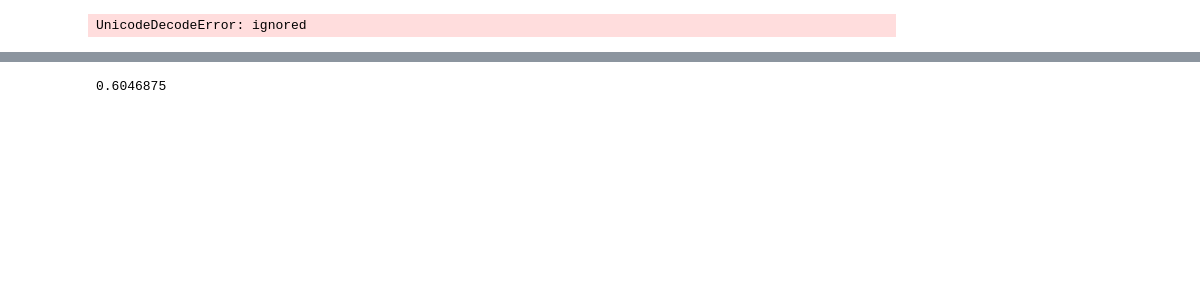
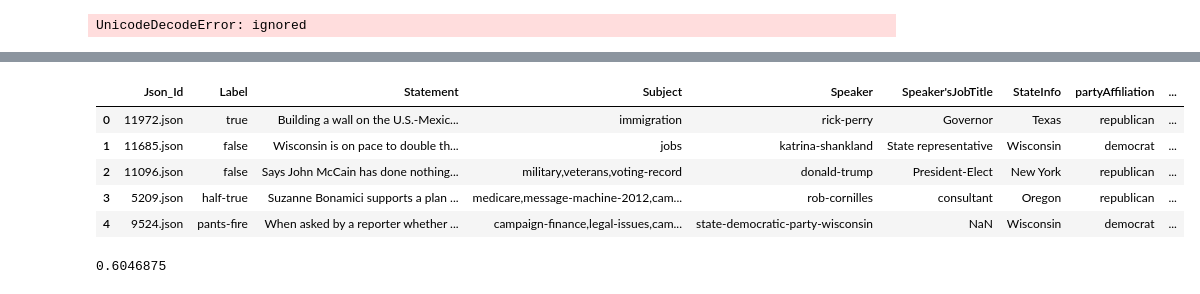
Before and after one commit to viswa0531/AlternusVera, a Jupyter notebook: Biased_Factor.ipynb, the cells around one changed output, grey strips where cells are left out. Saved outputs shown, nothing was run; the diff lists cells and outputs as text; code cells hidden in the pictures; blank space fills up the shorter version.

```diff
--- a/Biased_Factor.ipynb
+++ b/Biased_Factor.ipynb
@@ -918,0 +989,12 @@ UnicodeDecodeError: ignored
+# %%
+#testing for a text
+from gensim.models.doc2vec import Doc2Vec
+text = "A aqi men served her what she thought was meat and rice, but it was something else entirely."
+model= Doc2Vec.load(savedModel)
+#to find the vector of a document which is not in training data
+test_data = word_tokenize(text)
+v1 = model.infer_vector(test_data)
+similar_doc = model.docvecs.most_similar([v1])
+print(similar_doc[0][0])
+#test_sentence= [model.infer_vector(word_tokenize(text))]
+#print (test_sentence)
@@ -918,0 +1003,13 @@ UnicodeDecodeError: ignored
+# %%
+titleCol=[]
+for row in train_news[titlecolname]:
+    try:
+        test_data = word_tokenize(row.lower())
+        v1 = model.infer_vector(test_data)
+        similar_doc = model.docvecs.most_similar([v1])
+        titleCol.append(similar_doc[0][0])
+    except:
+        pass
+sourceCol=list(map(int, titleCol))
+train_news['titleCol_new']=pd.Series(titleCol)
+train_news.head()
@@ -919,3 +1023,24 @@ UnicodeDecodeError: ignored
+# %%
+titleCol=[]
+for row in test_news[titlecolname]:
+    try:
+
+        test_data = word_tokenize(row.lower())
+        v1 = model.infer_vector(test_data)
+        similar_doc = model.docvecs.most_similar([v1])
+        titleCol.append(similar_doc[0][0])
+    except:
+        pass
+sourceCol=list(map(int, titleCol))
+test_news['titleCol_new']=pd.Series(titleCol)
+test_news.head()
+# %% [output]
+|  | Json_Id | Label | Statement | Subject | Speaker | Speaker'sJobTitle | StateInfo | partyAffiliation | ... |
+| 0 | 11972.json | true | Building a wall on the U.S.-Mexic... | immigration | rick-perry | Governor | Texas | republican | ... |
+| 1 | 11685.json | false | Wisconsin is on pace to double th... | jobs | katrina-shankland | State representative | Wisconsin | democrat | ... |
+| 2 | 11096.json | false | Says John McCain has done nothing... | military,veterans,voting-record | donald-trump | President-Elect | New York | republican | ... |
+| 3 | 5209.json | half-true | Suzanne Bonamici supports a plan ... | medicare,message-machine-2012,cam... | rob-cornilles | consultant | Oregon | republican | ... |
+| 4 | 9524.json | pants-fire | When asked by a reporter whether ... | campaign-finance,legal-issues,cam... | state-democratic-party-wisconsin | NaN | Wisconsin | democrat | ... |
 # %%
 X_test=train_news[titlecolname]
 Y_test = train_news[labelcolname]
```
Also changed, not shown: parts of 13 cells of this notebook.
